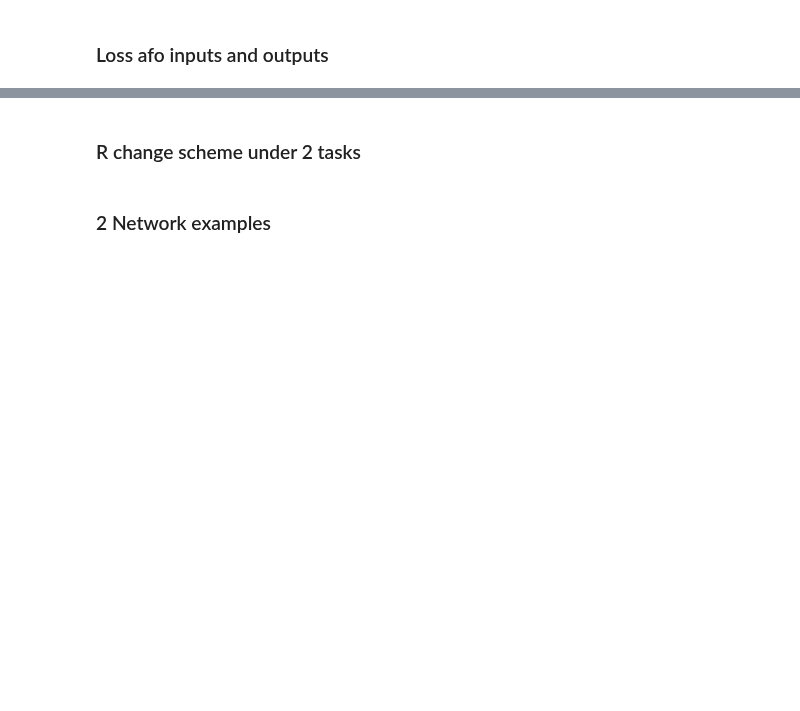
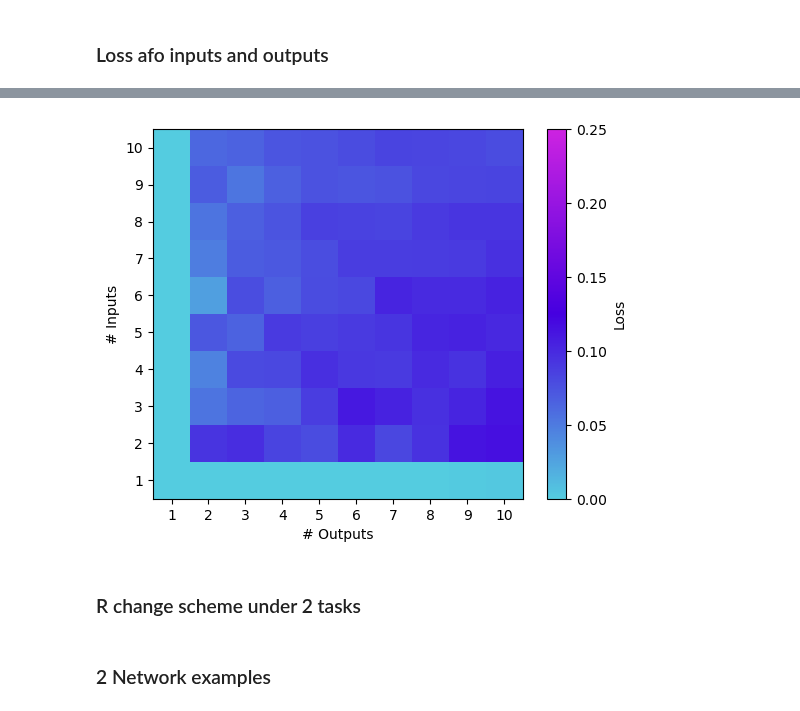
Before and after one commit to RoieEzraty/Network_combine, a Jupyter notebook: Network_main.ipynb, the cells around one changed output, grey strips where cells are left out. Saved outputs shown, nothing was run; the diff lists cells and outputs as text; code cells hidden in the pictures; blank space fills up the shorter version.

```diff
--- a/Network_main.ipynb
+++ b/Network_main.ipynb
@@ -342,8 +399,10 @@ loss_mat
 # %%
 # Reload the module to reflect any changes made
 importlib.reload(figure_plots)
 
-figure_plots.loss_afo_in_out(loss_mat)
+figure_plots.loss_afo_in_out(loss_mat, custom_cmap)
+# %% [output]
+[figure, added]
 # %% [markdown]
 ### R change scheme under 2 tasks
 # %%
```
Also changed, not shown: parts of 37 cells of this notebook, 1 other file.
